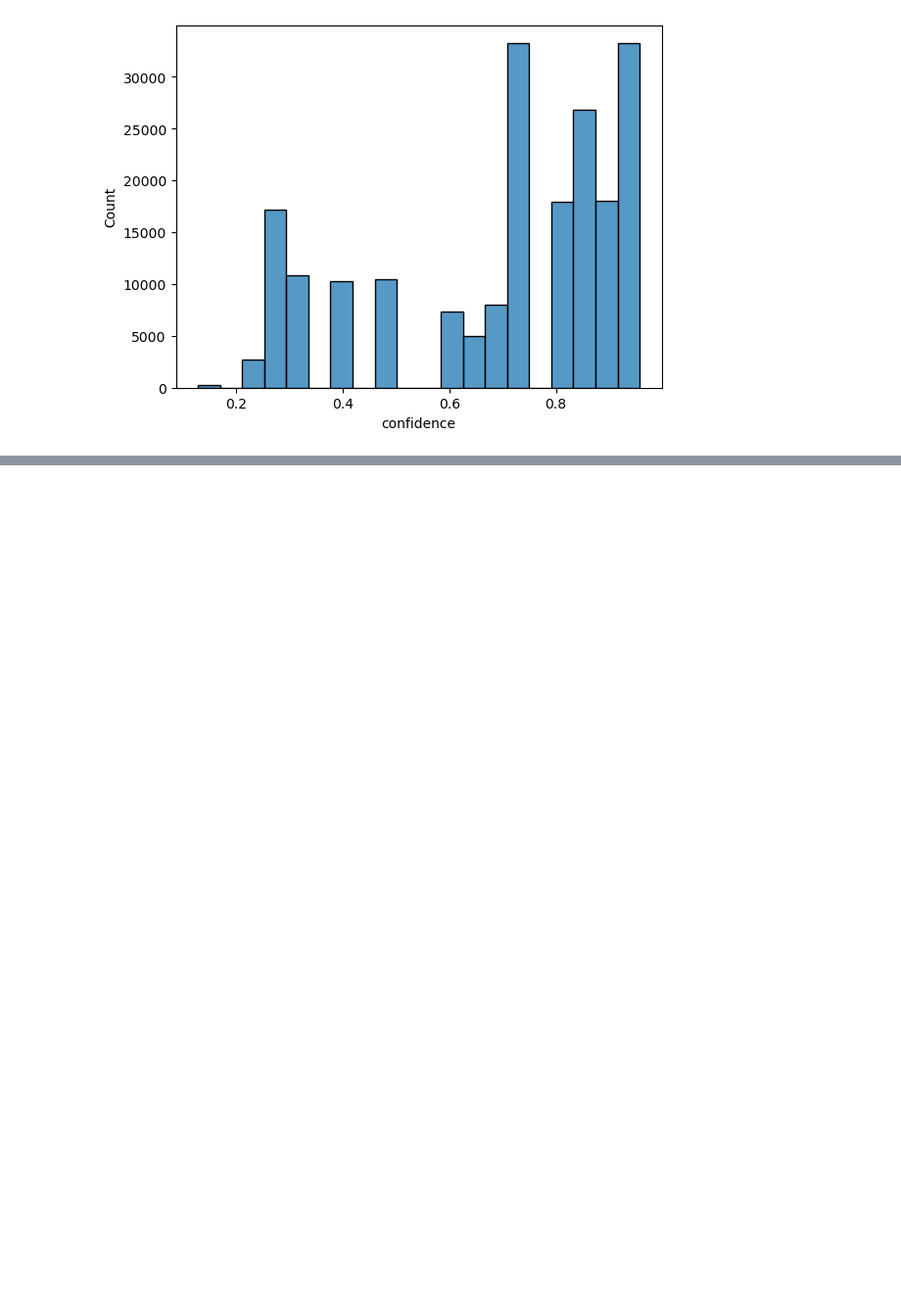
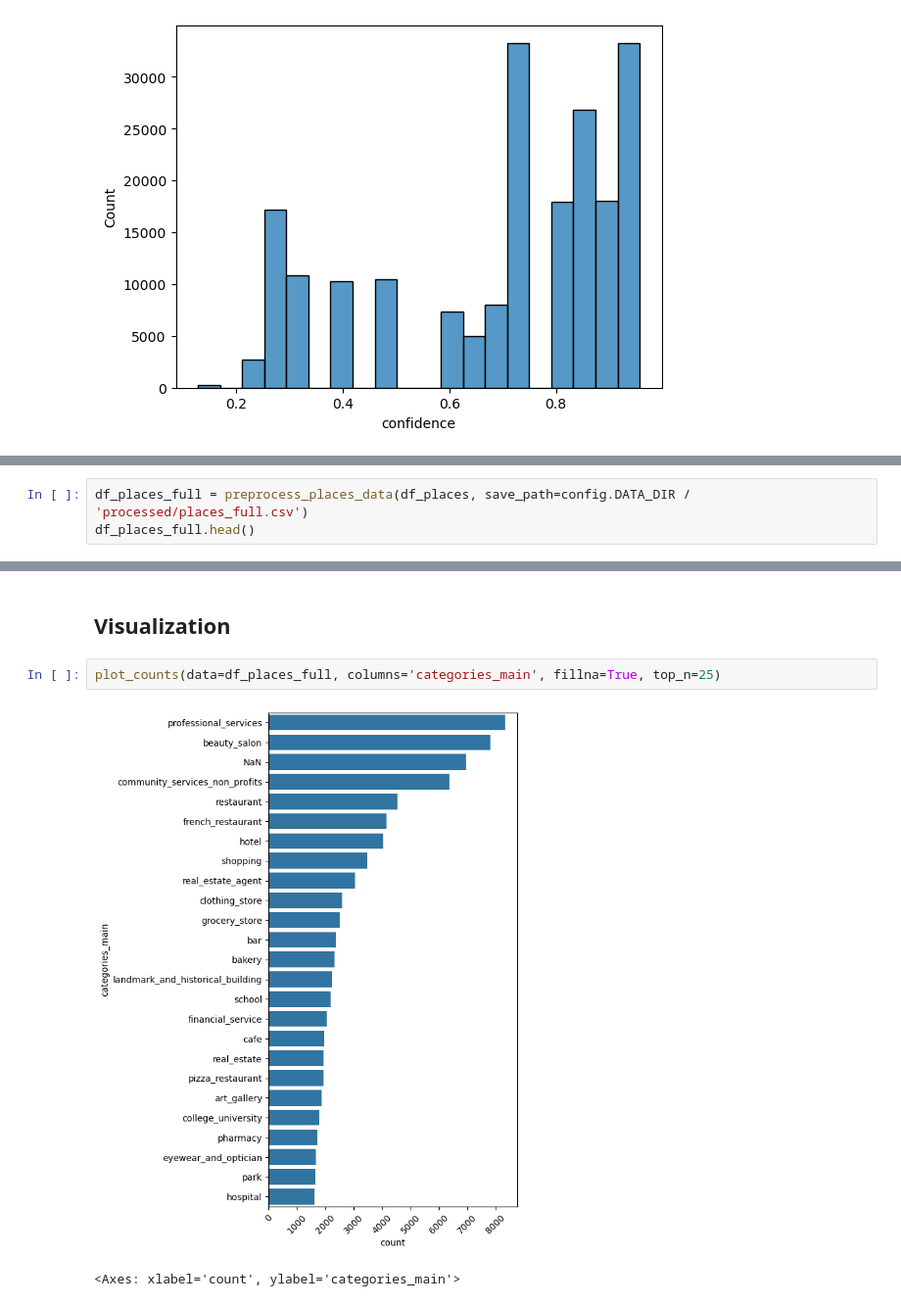
Before and after one commit to daanknoors/explorer, a Jupyter notebook: notebooks/000_explore_data.ipynb, the cells around one changed output, grey strips where cells are left out. Shown at 98% size. Saved outputs shown, nothing was run; the diff lists cells and outputs as text; blank space fills up the shorter version.

```diff
--- a/notebooks/000_explore_data.ipynb
+++ b/notebooks/000_explore_data.ipynb
@@ -89,0 +87,3 @@ sns.histplot(df_places.confidence, bins=20)
+# %%
+df_places_full = preprocess_places_data(df_places, save_path=config.DATA_DIR / 'processed/places_full.csv')
+df_places_full.head()
@@ -89,0 +97,7 @@ sns.histplot(df_places.confidence, bins=20)
+# %% [markdown]
+## Visualization
+# %%
+plot_counts(data=df_places_full, columns='categories_main', fillna=True, top_n=25)
+# %% [output]
+[figure, added]
+<Axes: xlabel='count', ylabel='categories_main'>
```
Also changed, not shown: parts of 13 cells of this notebook, 6 other files.
